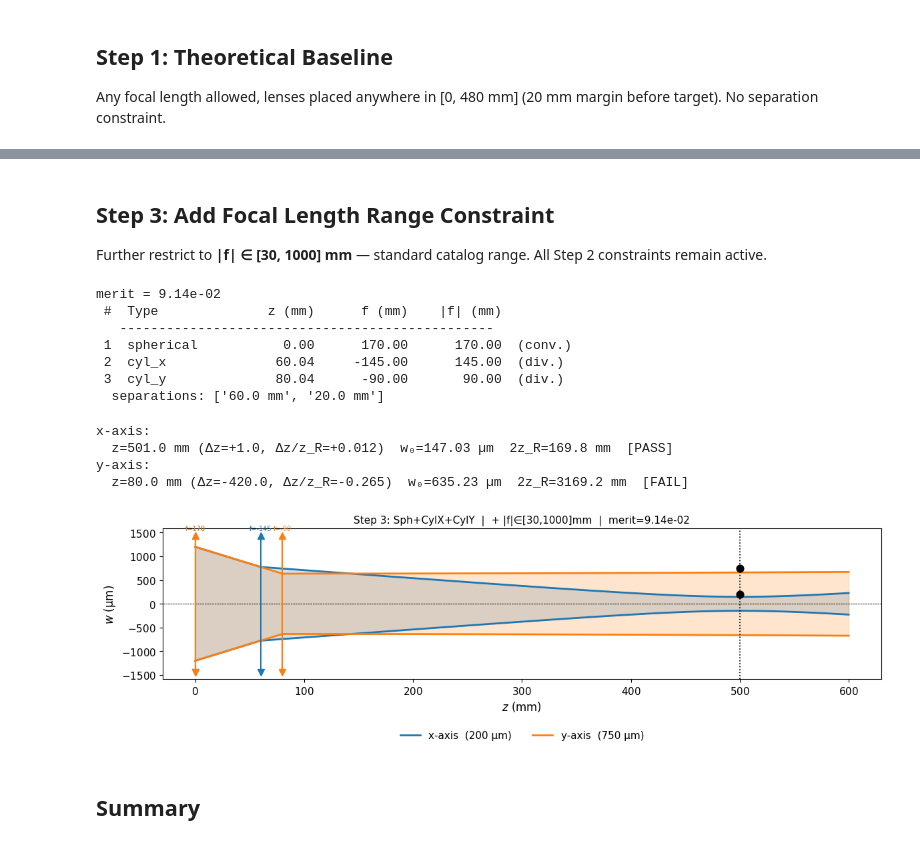
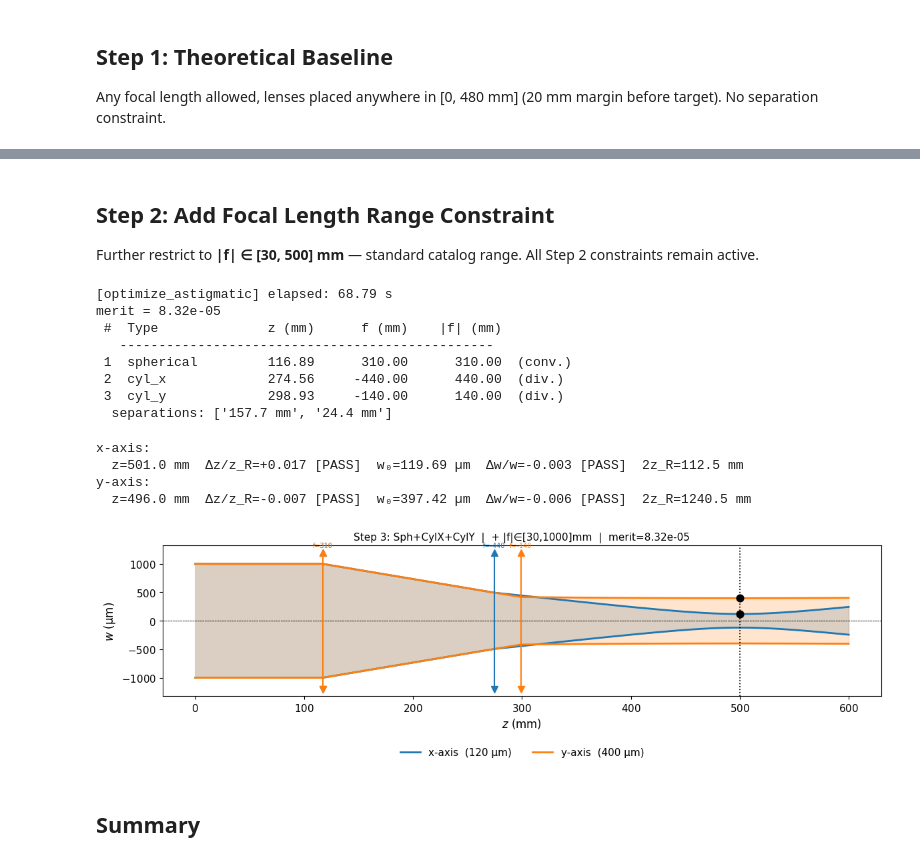
Before and after one commit to akihiko-shimura/gbeampro, a Jupyter notebook: gbeampro/examples/astigmatic_beam_shaping.ipynb, the cells around one changed output, grey strips where cells are left out. Saved outputs shown, nothing was run; the diff lists cells and outputs as text; code cells hidden in the pictures.

```diff
--- a/gbeampro/examples/astigmatic_beam_shaping.ipynb
+++ b/gbeampro/examples/astigmatic_beam_shaping.ipynb
@@ -45,11 +47,13 @@ gbeampro version: 2.0.0
 ## Problem Setup
 # %%
 WL        = 0.800   # µm
-W0        = 1.2     # mm
+W0        = 1.0     # mm
 Z_TARGET  = 500.0   # mm
-WX_TARGET = 0.200   # mm
-WY_TARGET = 0.750   # mm
-WAIST_TOL_ZR = 0.1  # PASS if |Δz| / z_R ≤ this
+WX_TARGET = 0.120   # mm
+WY_TARGET = 0.400   # mm
+TOL_WX = 0.05  # PASS if |Δw_x| / w_x ≤ this
+TOL_WY = 0.05  # PASS if |Δw_y| / w_y ≤ this
+TOL_dz_over_zR = 0.2  # PASS if |Δz| / z_R ≤ this
 
 LENS_TYPES = ['spherical', 'cyl_x', 'cyl_y']
 
@@ -99,15 +103,23 @@ def print_specs(result):
 def verify_waists(result):
     Z_EXTRA = Z_TARGET + 200.0
     sx, sy = build_xy_systems(beam, result.specs, Z_EXTRA)
-    for axis, sys_, target in [('x', sx, WX_TARGET), ('y', sy, WY_TARGET)]:
+    for axis, sys_, w_target, tol_w in [
+        ('x', sx, WX_TARGET, TOL_WX),
+        ('y', sy, WY_TARGET, TOL_WY),
+    ]:
         waists = ga.find_waists(sys_.trace(beam, dz=1.0))
         print(f'{axis}-axis:')
         for w in waists:
             zr = ga.rayleigh_range(w)
             dz_over_zr = (w.z_mm - Z_TARGET) / zr
-            ok = 'PASS' if abs(dz_over_zr) <= WAIST_TOL_ZR else 'FAIL'
-            print(f'  z={w.z_mm:.1f} mm (Δz={w.z_mm-Z_TARGET:+.1f}, Δz/z_R={dz_over_zr:+.3f})  '
-                  f'w₀={w.w_mm*1e3:.2f} µm  2z_R={2*zr:.1f} mm  [{ok}]')
+            w_err = (w.w_mm - w_target) / w_target
+            pass_w  = abs(w_err)        <= tol_w
+            pass_dz = abs(dz_over_zr)   <= TOL_dz_over_zR
+            flag_w  = 'PASS' if pass_w  else 'FAIL'
+            flag_dz = 'PASS' if pass_dz else 'FAIL'
+            print(f'  z={w.z_mm:.1f} mm  Δz/z_R={dz_over_zr:+.3f} [{flag_dz}]  '
+                  f'w₀={w.w_mm*1e3:.2f} µm  Δw/w={w_err:+.3f} [{flag_w}]  '
+                  f'2z_R={2*zr:.1f} mm')
         if not waists:
             print('  (none found in range)')
 
@@ -196,38 +174,39 @@ y-axis:
 # %% [markdown]
-## Step 3: Add Focal Length Range Constraint
+## Step 2: Add Focal Length Range Constraint
 
-Further restrict to **|f| ∈ [30, 1000] mm** — standard catalog range.
+Further restrict to **|f| ∈ [30, 500] mm** — standard catalog range.
 All Step 2 constraints remain active.
 # %%
-r3 = optimize_astigmatic(
+r2 = optimize_astigmatic(
     beam, LENS_TYPES, operands,
-    f_abs_bounds=(30, 600),
-    f_step_mm=5.0,
+    f_abs_bounds=(30, 500),
+    f_step_mm=10.0,
     z_max_mm=450.0,
     min_lens_sep_mm=20.0,
     algorithm='de',
     maxiter=2000, popsize=20, seed=42,
 )
-print(f'merit = {r3.merit:.2e}')
-print_specs(r3)
+print(f'merit = {r2.merit:.2e}')
+print_specs(r2)
 # %% [output]
-merit = 9.14e-02
+[optimize_astigmatic] elapsed: 68.79 s
+merit = 8.32e-05
  #  Type              z (mm)      f (mm)    |f| (mm)
    ------------------------------------------------
- 1  spherical           0.00      170.00      170.00  (conv.)
- 2  cyl_x              60.04     -145.00      145.00  (div.)
- 3  cyl_y              80.04      -90.00       90.00  (div.)
-  separations: ['60.0 mm', '20.0 mm']
+ 1  spherical         116.89      310.00      310.00  (conv.)
+ 2  cyl_x             274.56     -440.00      440.00  (div.)
+ 3  cyl_y             298.93     -140.00      140.00  (div.)
+  separations: ['157.7 mm', '24.4 mm']
 # %%
-plot_result(r3,
-    f'Step 3: Sph+CylX+CylY  |  + |f|∈[30,1000]mm  |  merit={r3.merit:.2e}')
-verify_waists(r3)
+plot_result(r2,
+    f'Step 3: Sph+CylX+CylY  |  + |f|∈[30,1000]mm  |  merit={r2.merit:.2e}')
+verify_waists(r2)
 # %% [output]
 x-axis:
-  z=501.0 mm (Δz=+1.0, Δz/z_R=+0.012)  w₀=147.03 µm  2z_R=169.8 mm  [PASS]
+  z=501.0 mm  Δz/z_R=+0.017 [PASS]  w₀=119.69 µm  Δw/w=-0.003 [PASS]  2z_R=112.5 mm
 y-axis:
-  z=80.0 mm (Δz=-420.0, Δz/z_R=-0.265)  w₀=635.23 µm  2z_R=3169.2 mm  [FAIL]
+  z=496.0 mm  Δz/z_R=-0.007 [PASS]  w₀=397.42 µm  Δw/w=-0.006 [PASS]  2z_R=1240.5 mm
-[figure, old version]
+[figure, new version]
 # %% [markdown]
 ## Summary
 # %%
```
Also changed, not shown: parts of 9 cells of this notebook.
